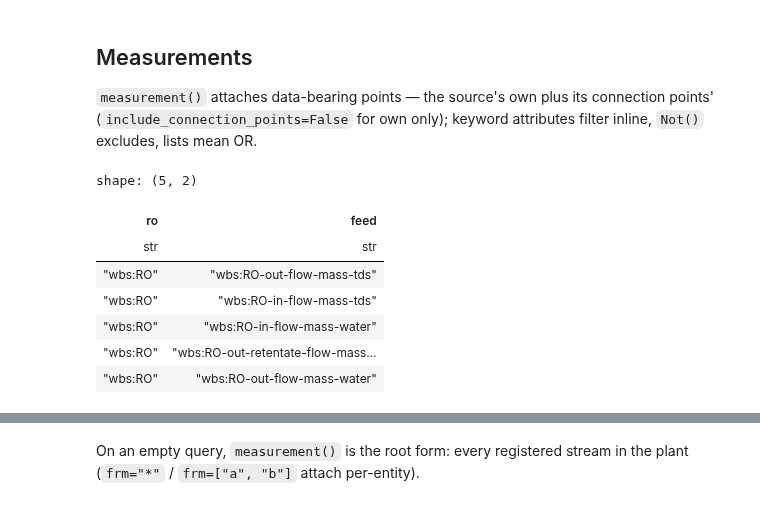
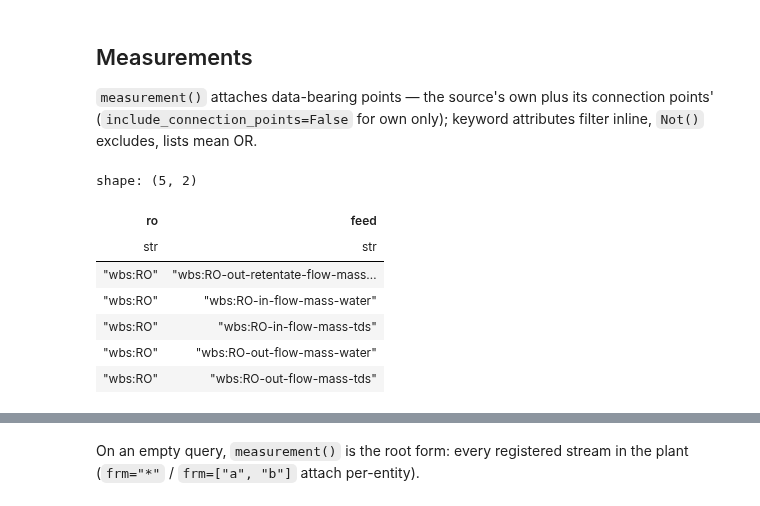
Before and after one commit to DataDrivenCPS/acquirium, a Jupyter notebook: notebooks/watertap/explore-demo.ipynb, the cells around one changed output, grey strips where cells are left out. Drawn from its saved outputs; the diff is of its cells as text; code cells hidden in the pictures.

```diff
--- a/notebooks/watertap/explore-demo.ipynb
+++ b/notebooks/watertap/explore-demo.ipynb
@@ -104,15 +105,16 @@ shape: (2, 2)
 connection points' (`include_connection_points=False` for own only);
 keyword attributes filter inline, `Not()` excludes, lists mean OR.
 # %%
+from acquirium.Client.explore import Not
 (acq.explore().entity(uri="wbs:RO").alias("ro")
- .measurement(alias="feed", quantity_kind="mass flow rate", medium=Not("brine"))
+ .measurement(alias="feed").where(quantity_kind="mass flow rate", medium=Not("brine"))
  .metadata())
 # %% [output]
 shape: (5, 2)
 | ro | feed |
 | str | str |
+| "wbs:RO" | "wbs:RO-out-retentate-flow-mass… |
+| "wbs:RO" | "wbs:RO-in-flow-mass-water" |
+| "wbs:RO" | "wbs:RO-in-flow-mass-tds" |
+| "wbs:RO" | "wbs:RO-out-flow-mass-water" |
 | "wbs:RO" | "wbs:RO-out-flow-mass-tds" |
-| "wbs:RO" | "wbs:RO-in-flow-mass-tds" |
-| "wbs:RO" | "wbs:RO-in-flow-mass-water" |
-| "wbs:RO" | "wbs:RO-out-retentate-flow-mass… |
-| "wbs:RO" | "wbs:RO-out-flow-mass-water" |
```
Also changed, not shown: parts of 15 cells of this notebook, 3 other files.
